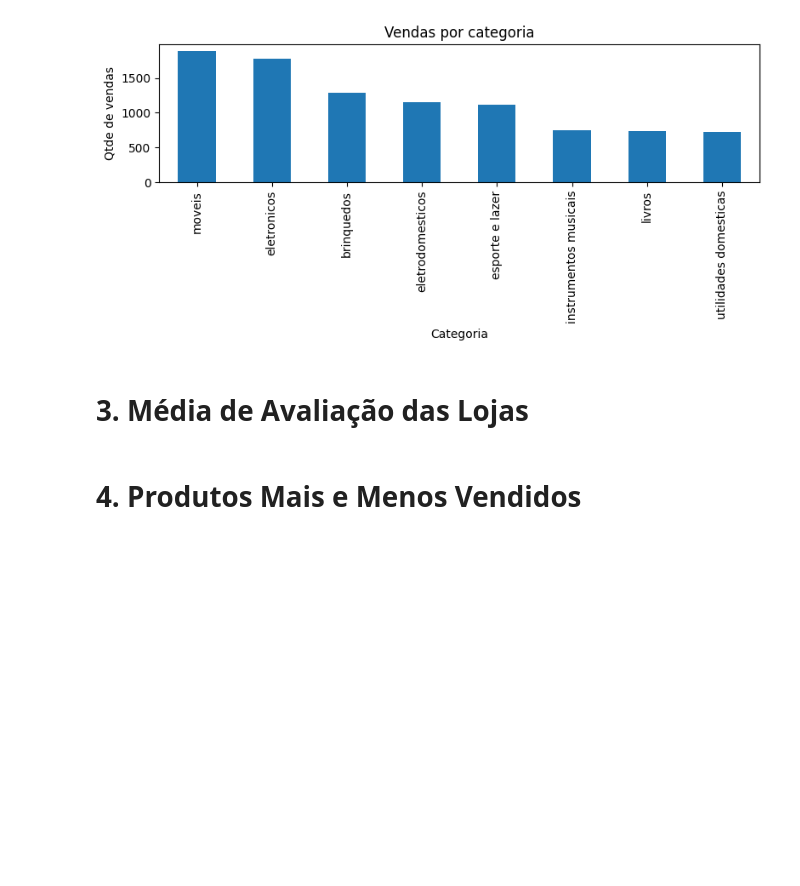
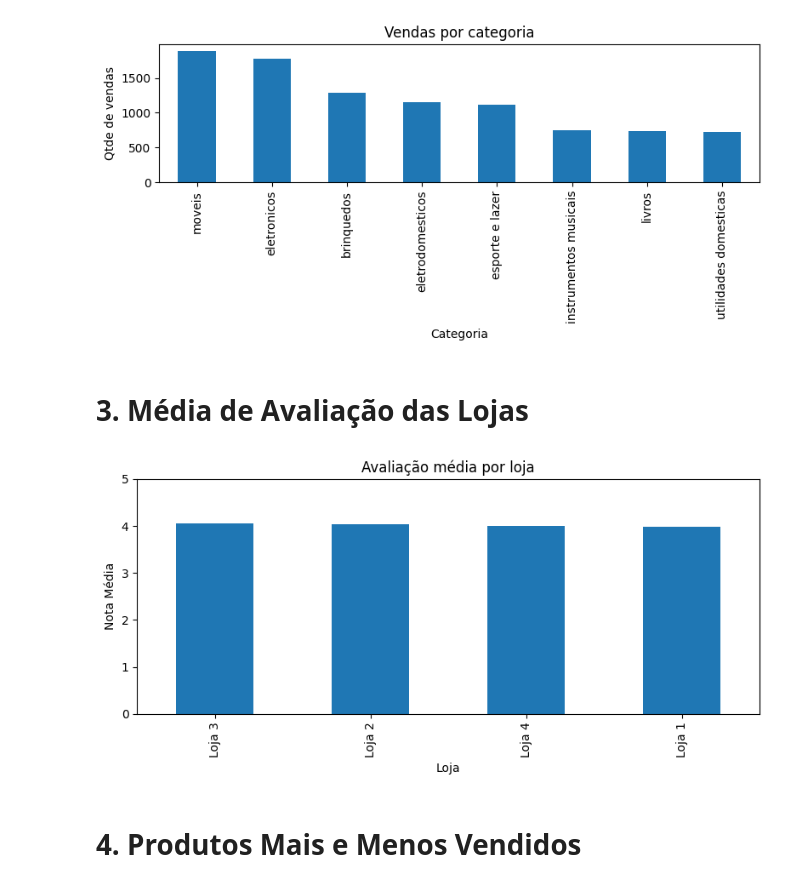
Before and after one commit to Wilson-Maciel/Store_ciencia_de_dados, a Jupyter notebook: AluraStoreBrasil.ipynb, the cells around one changed output. Drawn from its saved outputs; the diff is of its cells as text; code cells hidden in the pictures; blank space fills up the shorter version.

Commit message:
4.3 avaliação média por loja (groupby mean + barras)

```diff
--- a/AluraStoreBrasil.ipynb
+++ b/AluraStoreBrasil.ipynb
@@ -337,6 +337,25 @@ Name: count, dtype: int64
 [figure]
 # %% [markdown]
 # 3. Média de Avaliação das Lojas
+# %%
+#A AGREGAÇÃO (Calcular a nota média e ordenar)
+avaliacao_media = dados.groupby("loja")["avaliação_da_compra"].mean().sort_values(ascending=False)
+
+#A PREPARAÇÃO (Criar a "tela" do gráfico)
+plt.figure(figsize=(8,4))
+#O DESENHO (Plotar o gráfico de barras)
+avaliacao_media.plot(kind="bar")
+#O CONTEXTO (Adicionar Título e Rótulos)
+plt.title("Avaliação média por loja")
+plt.xlabel("Loja")
+plt.ylabel("Nota Média")
+#O AJUSTE DE EIXO (Definir limite da nota)
+plt.ylim(0,5)
+#A FINALIZAÇÃO (Ajustar e Mostrar)
+plt.tight_layout()
+plt.show()
+# %% [output]
+[figure, added]
 # %% [markdown]
 # 4. Produtos Mais e Menos Vendidos
 # %% [markdown]
```
